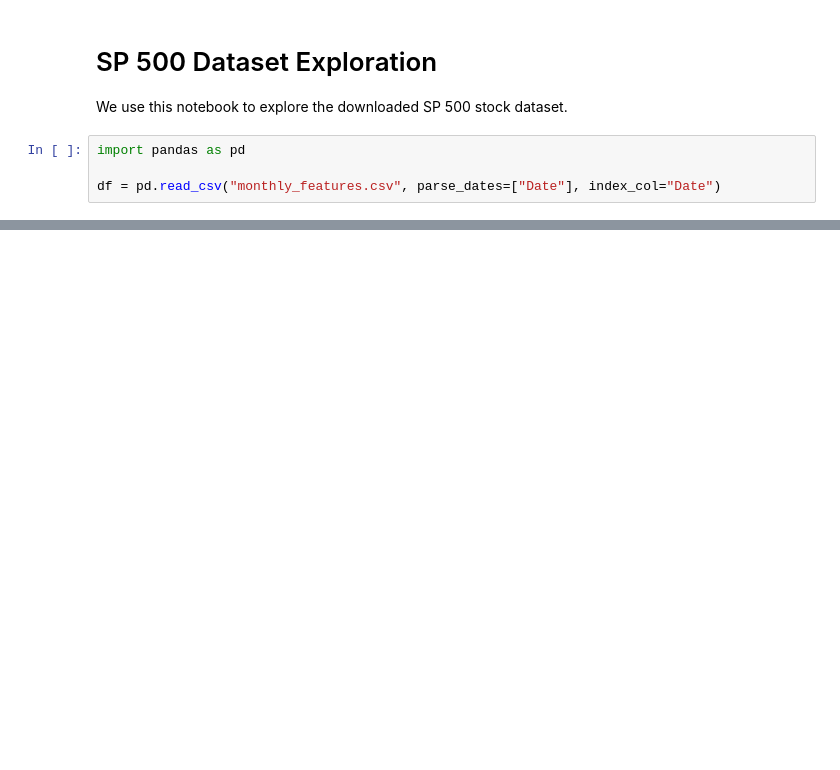
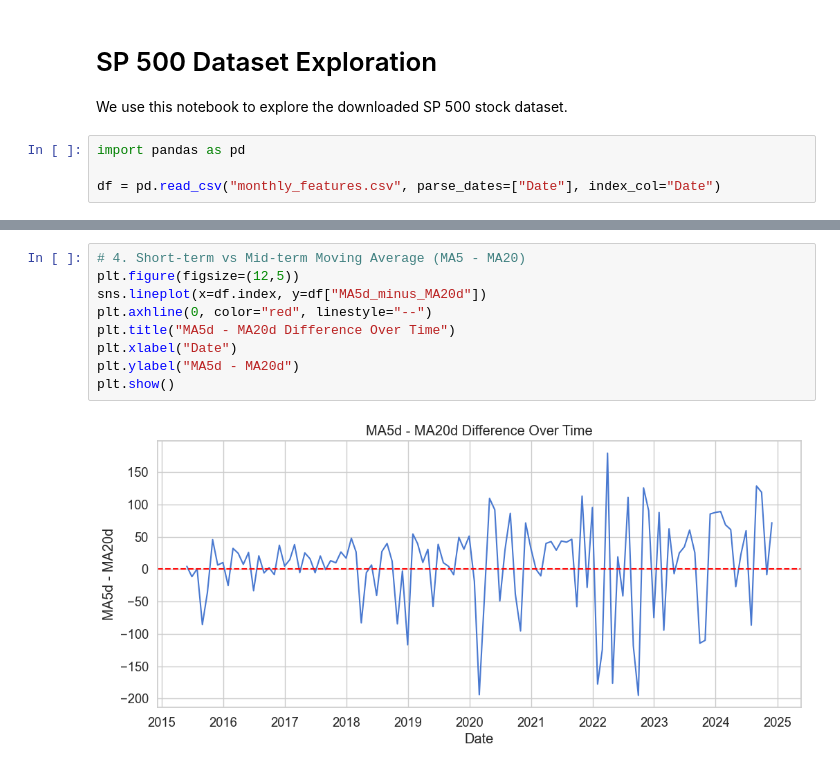
Before and after one commit to Rico00121/cs-c3240-machine-learning-project, a Jupyter notebook: data_exploration.ipynb, the cells around one changed output, grey strips where cells are left out. Saved outputs shown, nothing was run; the diff lists cells and outputs as text; blank space fills up the shorter version.

```diff
--- a/data_exploration.ipynb
+++ b/data_exploration.ipynb
@@ -54,0 +112,11 @@ Date
+# %%
+# 4. Short-term vs Mid-term Moving Average (MA5 - MA20)
+plt.figure(figsize=(12,5))
+sns.lineplot(x=df.index, y=df["MA5d_minus_MA20d"])
+plt.axhline(0, color="red", linestyle="--")
+plt.title("MA5d - MA20d Difference Over Time")
+plt.xlabel("Date")
+plt.ylabel("MA5d - MA20d")
+plt.show()
+# %% [output]
+[figure, added]
```
Also changed, not shown: parts of 10 cells of this notebook.
